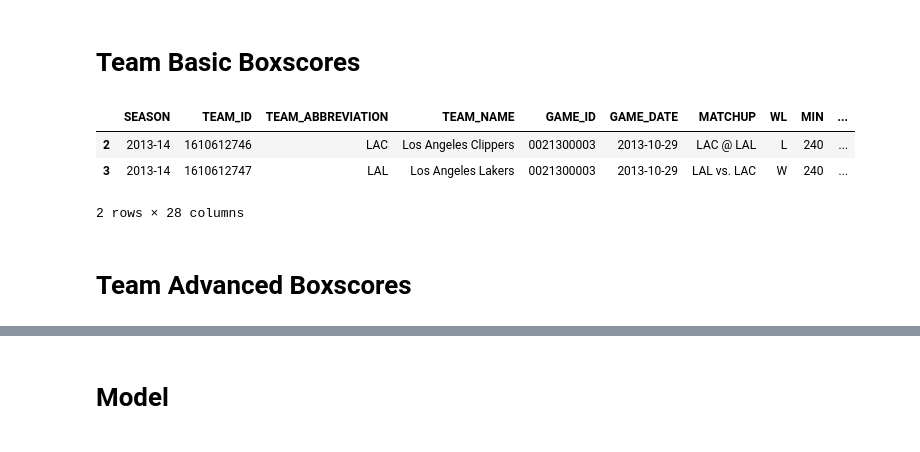
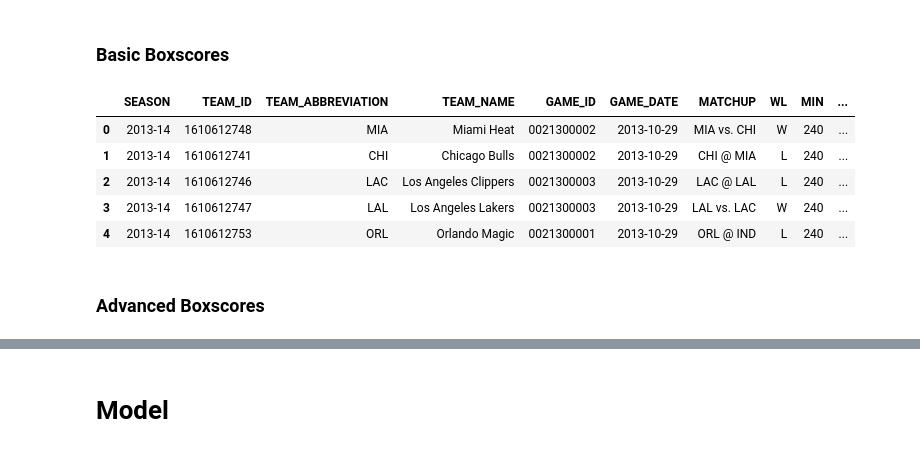
Before and after one commit to apensotti/NBA_Models, a Jupyter notebook: src/notebooks/data_collection.ipynb, the cells around one changed output, grey strips where cells are left out. Drawn from its saved outputs; the diff is of its cells as text; code cells hidden in the pictures.

Commit message:
Cleaner aggregate boxscore data

```diff
--- a/src/notebooks/data_collection.ipynb
+++ b/src/notebooks/data_collection.ipynb
@@ -3,0 +10,7 @@ sys.path.insert(0, "..\scripts")
+# %%
+load = load_clean("C:\\Users\\alexp\\src\\NBA_Models\\sqlite\\db\\nba_data.db")
+basic_boxscores = load.basic_boxscores()
+advanced_boxscores = load.advanced_boxscores()
+scoring_boxscores = load.scoring_boxscores()
+agg_boxscores = load.boxscores()
+players = load.players()
@@ -4,48 +19,13 @@ sys.path.insert(0, "..\scripts")
 # %% [markdown]
-# Team Basic Boxscores
+### Basic Boxscores
-# %%
-import sqlite3
-from sqlite3 import Error
-import pandas as pd
-
-def create_connection(db_file):
-    """ create a database connection to the SQLite database
-        specified by the db_file
-    :param db_file: database file
-    :return: Connection object or None
-    """
-    conn = None
-    try:
-        conn = sqlite3.connect(db_file)
-    except Error as e:
-        print(e)
-
-    return conn
-
-conn = create_connection("C:\\Users\\alexp\\src\\NBA_Models\\sqlite\\db\\nba_data.db")
-cur = conn.cursor()
-cur.execute("SELECT * FROM team_basic_boxscores")
-rows = cur.fetchall()
-
-db_list = []
-
-for row in rows:
-    db_list.append(row)
-
-
-basic_boxscores_db = pd.DataFrame(data=db_list)
-
-basic_boxscores_db.columns = ['SEASON', 'TEAM_ID', 'TEAM_ABBREVIATION',
-            'TEAM_NAME', 'GAME_ID', 'GAME_DATE', 'MATCHUP', 'WL', 'MIN', 'FGM', 'FGA',
-            'FG_PCT', 'FG3M', 'FG3A', 'FG3_PCT', 'FTM', 'FTA', 'FT_PCT', 'OREB',
-            'DREB', 'REB', 'AST', 'STL', 'BLK', 'TOV', 'PF', 'PTS',
-            'PLUS_MINUS']
-
-display(basic_boxscores_db[basic_boxscores_db['GAME_ID'] == '0021300003'])
-# %% [output]
-|  | SEASON | TEAM_ID | TEAM_ABBREVIATION | TEAM_NAME | GAME_ID | GAME_DATE | MATCHUP | WL | MIN | ... |
-| 2 | 2013-14 | 1610612746 | LAC | Los Angeles Clippers | 0021300003 | 2013-10-29 | LAC @ LAL | L | 240 | ... |
-| 3 | 2013-14 | 1610612747 | LAL | Los Angeles Lakers | 0021300003 | 2013-10-29 | LAL vs. LAC | W | 240 | ... |
-2 rows × 28 columns
+# %%
+display(basic_boxscores.head())
+# %% [output]
+|  | SEASON | TEAM_ID | TEAM_ABBREVIATION | TEAM_NAME | GAME_ID | GAME_DATE | MATCHUP | WL | MIN | ... |
+| 0 | 2013-14 | 1610612748 | MIA | Miami Heat | 0021300002 | 2013-10-29 | MIA vs. CHI | W | 240 | ... |
+| 1 | 2013-14 | 1610612741 | CHI | Chicago Bulls | 0021300002 | 2013-10-29 | CHI @ MIA | L | 240 | ... |
+| 2 | 2013-14 | 1610612746 | LAC | Los Angeles Clippers | 0021300003 | 2013-10-29 | LAC @ LAL | L | 240 | ... |
+| 3 | 2013-14 | 1610612747 | LAL | Los Angeles Lakers | 0021300003 | 2013-10-29 | LAL vs. LAC | W | 240 | ... |
+| 4 | 2013-14 | 1610612753 | ORL | Orlando Magic | 0021300001 | 2013-10-29 | ORL @ IND | L | 240 | ... |
 # %% [markdown]
-# Team Advanced Boxscores
+### Advanced Boxscores
```
Also changed, not shown: parts of 16 cells of this notebook, 1 other file.
